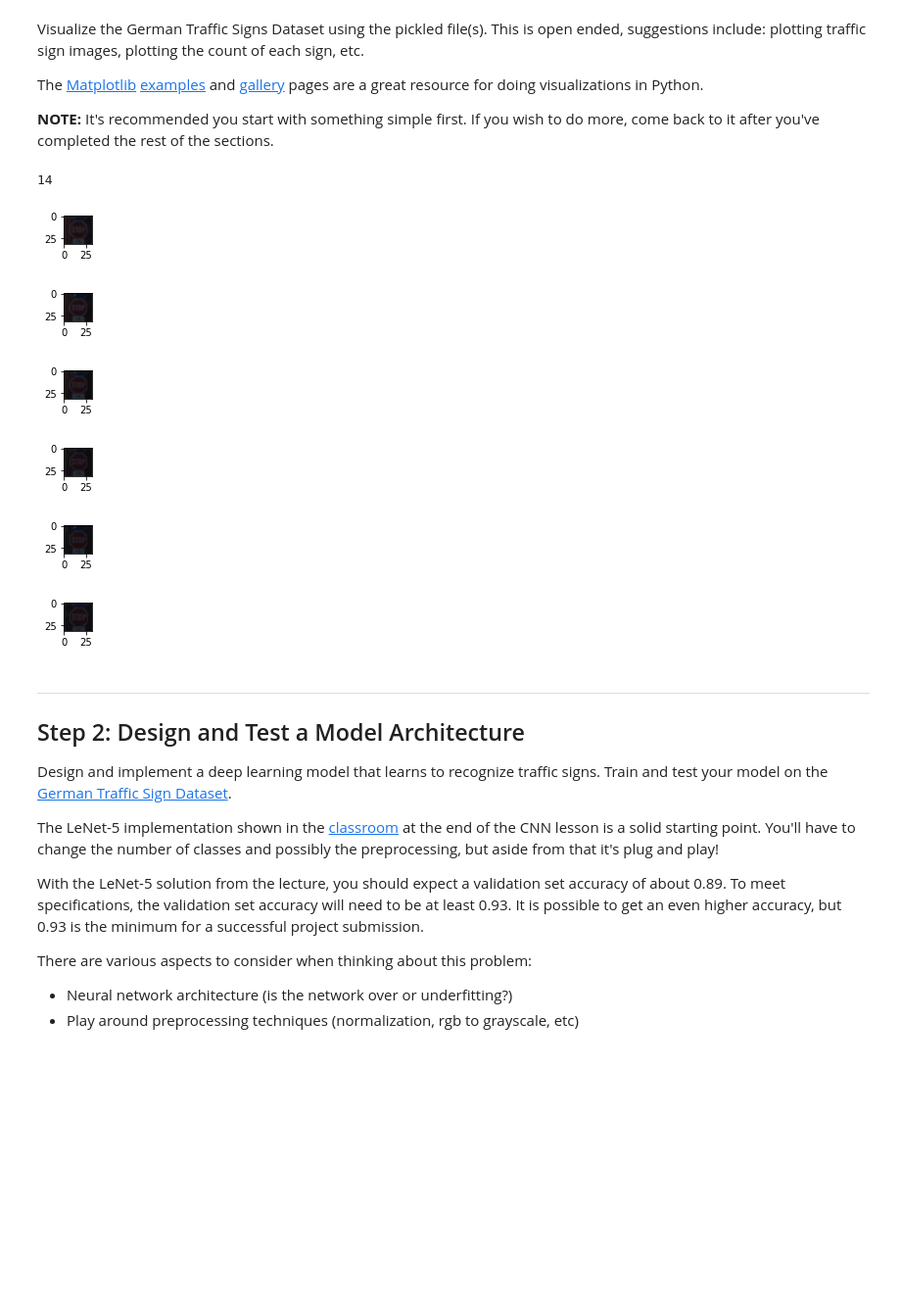
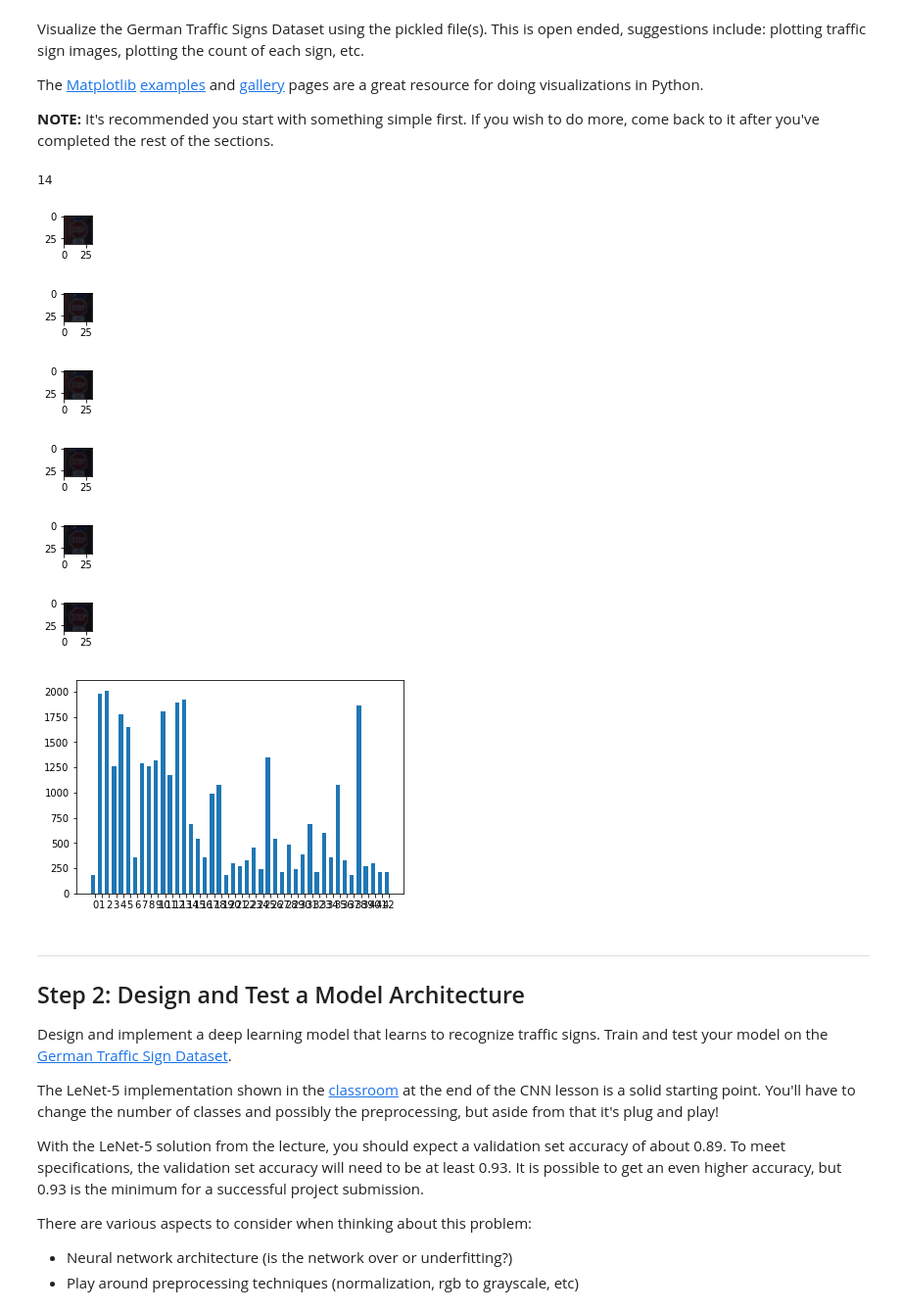
Before and after one commit to alanxiaoyi/udacity-carnd, a Jupyter notebook: CarND-Traffic-Sign-Classifier-Project/Traffic_Sign_Classifier.ipynb, the cells around one changed output. Shown at 98% size. Cells and saved outputs as stored; diff of their text form; code cells hidden in the pictures; blank space fills up the shorter version.

```diff
--- a/CarND-Traffic-Sign-Classifier-Project/Traffic_Sign_Classifier.ipynb
+++ b/CarND-Traffic-Sign-Classifier-Project/Traffic_Sign_Classifier.ipynb
@@ -92,33 +92,60 @@ The [Matplotlib](http://matplotlib.org/) [examples](http://matplotlib.org/exampl
 ### Data exploration visualization code goes here.
 ### Feel free to use as many code cells as needed.
 import matplotlib.pyplot as plt
 import random
+import numpy as np
+
+import pylab as pl
 
 # Visualizations will be shown in the notebook.
 %matplotlib inline
 
 index = (random.randint(0, n_train))
 index = 300
 i=0
+dist = [0] * n_classes
+#Print some examples first
 for index in range(30000):
     if train['labels'][index]==14:
         img = train['features'][index,:,:,:]
         plt.figure(figsize=(1,1))
         plt.imshow(img)
         plt.tight_layout()
         i=i+1
         if i > 5:
             break
 
 print(train['labels'][index])
+
+#print a bar graph show numbers per label
+
+
+for index in range(n_train):
+    dist[train['labels'][index]] +=1
+
+
+
+y = dist
+N = n_classes
+x = range(N)
+
+
+fig = plt.figure()
+
+width = .3
+ind = np.arange(len(y))
+plt.bar(ind, y, width=width*2)
+plt.xticks(ind + width, x)
+plt.show()
 # %% [output]
 14
 [figure]
 [figure]
 [figure]
 [figure]
 [figure]
 [figure]
+[figure, added]
 # %% [markdown]
 ----
 
```
Also changed, not shown: parts of 5 cells of this notebook, 11 other files.
